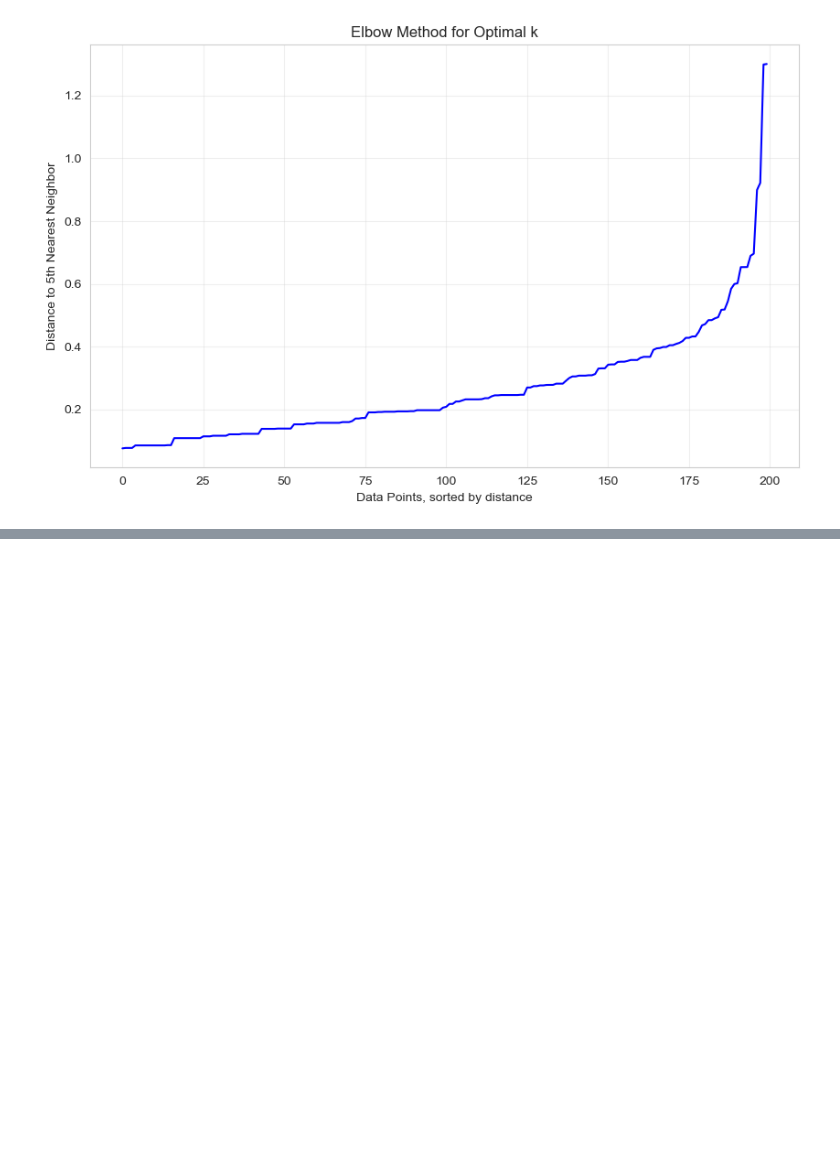
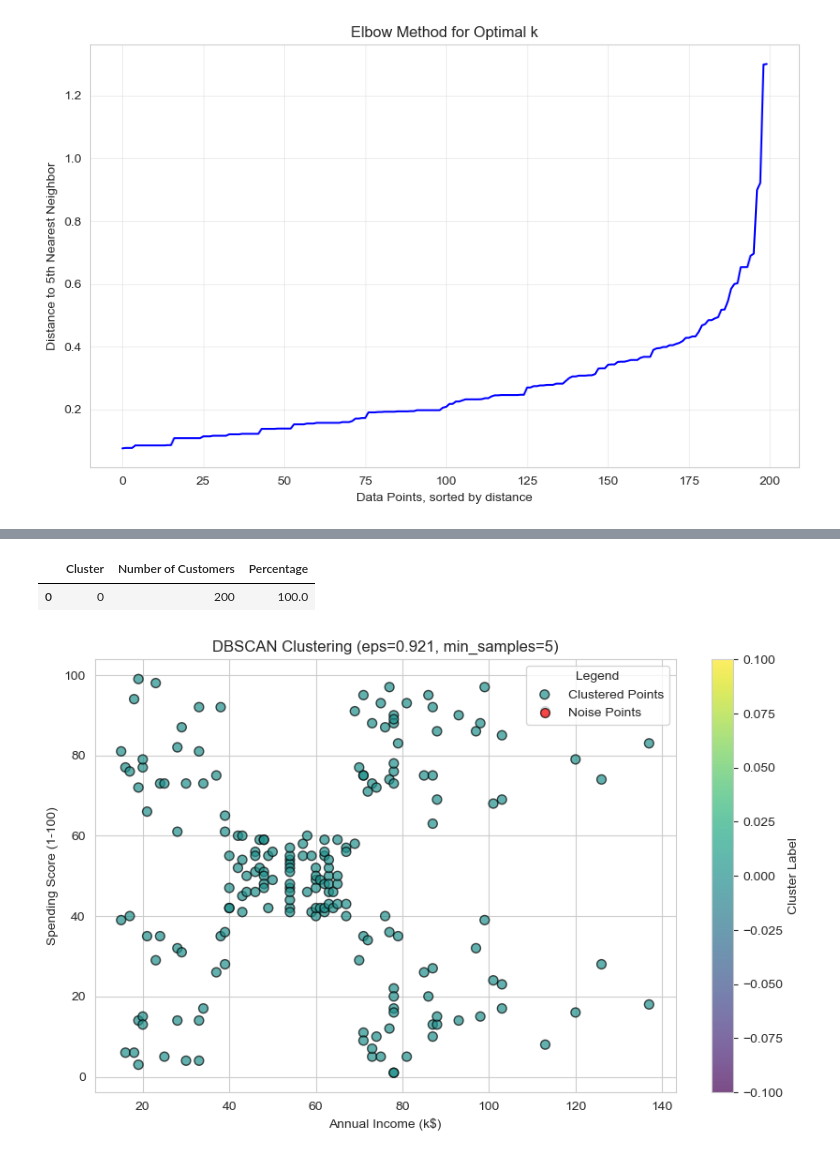
Before and after one commit to Niraj7272/DataScience, a Jupyter notebook: Practice/Machine_Learning/Unsupervised_learning/DBSCAN/dbscan.ipynb, the cells around one changed output, grey strips where cells are left out. Cells and saved outputs as stored; diff of their text form; code cells hidden in the pictures; blank space fills up the shorter version.

```diff
--- a/Practice/Machine_Learning/Unsupervised_learning/DBSCAN/dbscan.ipynb
+++ b/Practice/Machine_Learning/Unsupervised_learning/DBSCAN/dbscan.ipynb
@@ -248,0 +295,25 @@ plt.show()
+# %%
+cluster_dist = df['Cluster'].value_counts().sort_index().reset_index()
+cluster_dist.columns = ['Cluster', 'Number of Customers']
+cluster_dist['Percentage'] = (cluster_dist['Number of Customers'] / len(df) * 100).round(2)
+cluster_dist
+# %% [output]
+|  | Cluster | Number of Customers | Percentage |
+| 0 | 0 | 200 | 100.0 |
+# %%
+plt.figure(figsize=(10, 6))
+clustered = df[df['Cluster'] != -1]
+noise = df[df['Cluster'] == -1]
+
+scatter = plt.scatter(clustered['Annual Income (k$)'], clustered['Spending Score (1-100)'], c=clustered['Cluster'], cmap='viridis', edgecolors='black', s=50, alpha=0.7, label='Clustered Points')
+
+plt.scatter(noise['Annual Income (k$)'], noise['Spending Score (1-100)'], c='red', edgecolors='black', s=50, alpha=0.7, label='Noise Points')
+
+plt.xlabel('Annual Income (k$)')
+plt.ylabel('Spending Score (1-100)')
+plt.title(f'DBSCAN Clustering (eps={initial_eps}, min_samples={initial_min_samples})')
+plt.legend(title='Legend', loc='upper right')
+plt.colorbar(scatter, label='Cluster Label')
+plt.show()
+# %% [output]
+[figure, added]
```
Also changed, not shown: parts of 11 cells of this notebook.
